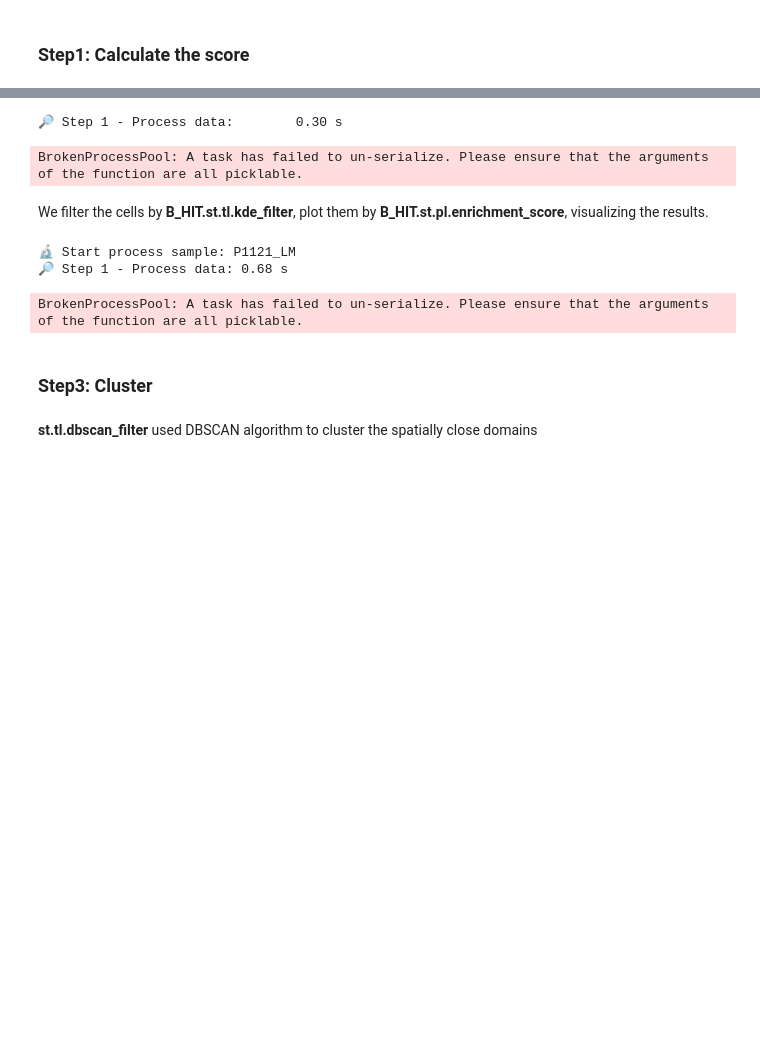
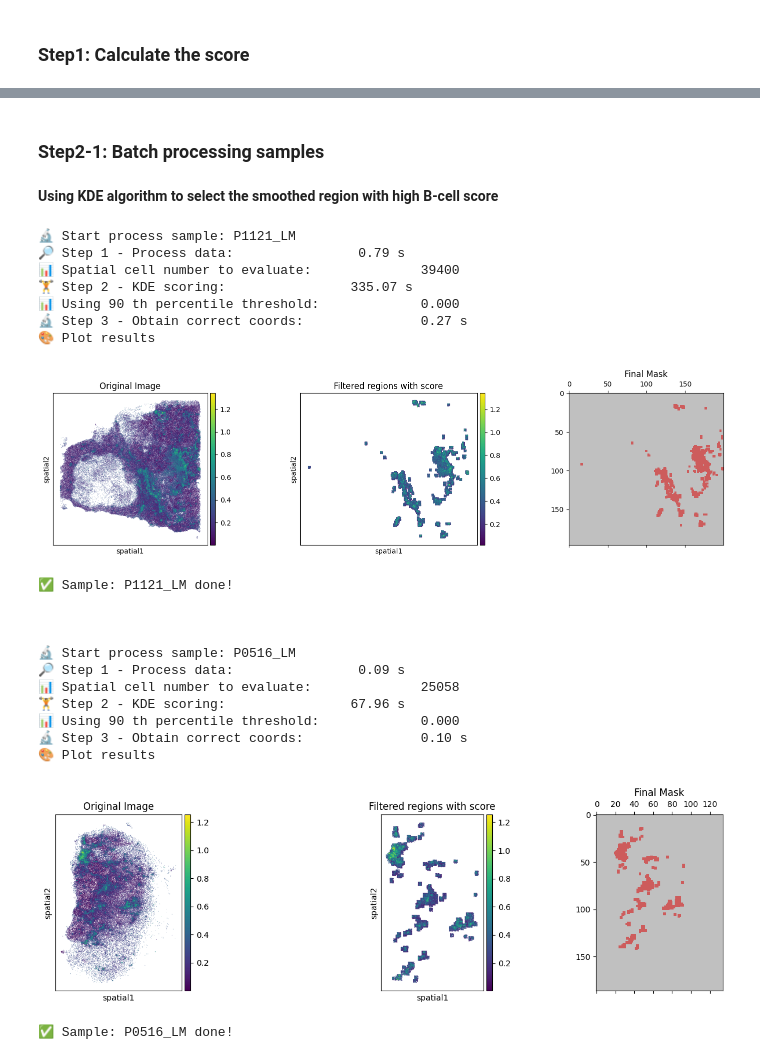
Before and after one commit to zenglab-pku/BAITS, a Jupyter notebook: docs/notebooks/st_tutorial.ipynb, the cells around one changed output, grey strips where cells are left out. Cells and saved outputs as stored; diff of their text form; code cells hidden in the pictures; blank space fills up the shorter version.

Commit message:
ST_cluster

```diff
--- a/docs/notebooks/st_tutorial.ipynb
+++ b/docs/notebooks/st_tutorial.ipynb
@@ -18,5 +17,5 @@ import BAITS
 # %%
-adata = sc.read("/home/zhaoyp/1.CRLM_XCR/BAITS_temp/data/twosamples.h5ad")
+adata = sc.read("./twosamples.h5ad")
 # %%
 adata
 # %% [output]
@@ -169,9 +62,0 @@ def kde_filter(adata_tmp,
-# %%
-filtered_adata = []
-for sample in set(adata.obs[sample_name]):
-    tmp_ad = adata[adata.obs[sample_name]==sample].copy()
-    tmp_res = BAITS.st.tl.kde_filter(tmp_ad, score_name=score_name)
-    filtered_adata.append(tmp_res)
-# %% [output]
-🔎 Step 1 - Process data:        0.30 s
-BrokenProcessPool: A task has failed to un-serialize. Please ensure that the arguments of the function are all picklable.
@@ -180,18 +63,34 @@ BAITS.st.tl.kde_filter
-# %% [markdown]
-We filter the cells by **B_HIT.st.tl.kde_filter**, plot them by **B_HIT.st.pl.enrichment_score**, visualizing the results.
+# %% [markdown]
+### Step2-1: Batch processing samples
+# %% [markdown]
+**Using KDE algorithm to select the smoothed region with high B-cell score**
 # %%
-result = BAITS.st.tl.batch_process(
+adata = BAITS.st.tl.batch_process(
 
     adata=adata, sample_name=sample_name, score_name=score_name,
-    processing_func=BAITS.st.tl.kde_filter,
+    processing_func = BAITS.st.tl.kde_filter,
     verbose=True,
     func_kwargs={ 'score_name':score_name, 'high_binSize': 100, 'default_thread_num': 36, 'clean_mask_size': (3,3)}
 )
 # %% [output]
 🔬 Start process sample: P1121_LM
-🔎 Step 1 - Process data: 0.68 s
+🔎 Step 1 - Process data:                0.79 s
+📊 Spatial cell number to evaluate:              39400
+🏋️ Step 2 - KDE scoring:                335.07 s
+📊 Using 90 th percentile threshold:             0.000
+🔬 Step 3 - Obtain correct coords:               0.27 s
+🎨 Plot results
+[figure, added]
-BrokenProcessPool: A task has failed to un-serialize. Please ensure that the arguments of the function are all picklable.
+✅ Sample: P1121_LM done!
+
+
+
+🔬 Start process sample: P0516_LM
+🔎 Step 1 - Process data:                0.09 s
+📊 Spatial cell number to evaluate:              25058
+🏋️ Step 2 - KDE scoring:                67.96 s
+📊 Using 90 th percentile threshold:             0.000
+🔬 Step 3 - Obtain correct coords:               0.10 s
+🎨 Plot results
+[figure, added]
+✅ Sample: P0516_LM done!
-# %% [markdown]
-### Step3: Cluster
-# %% [markdown]
-**st.tl.dbscan_filter** used DBSCAN algorithm to cluster the spatially close domains
```
Also changed, not shown: parts of 51 cells of this notebook, 15 other files.
